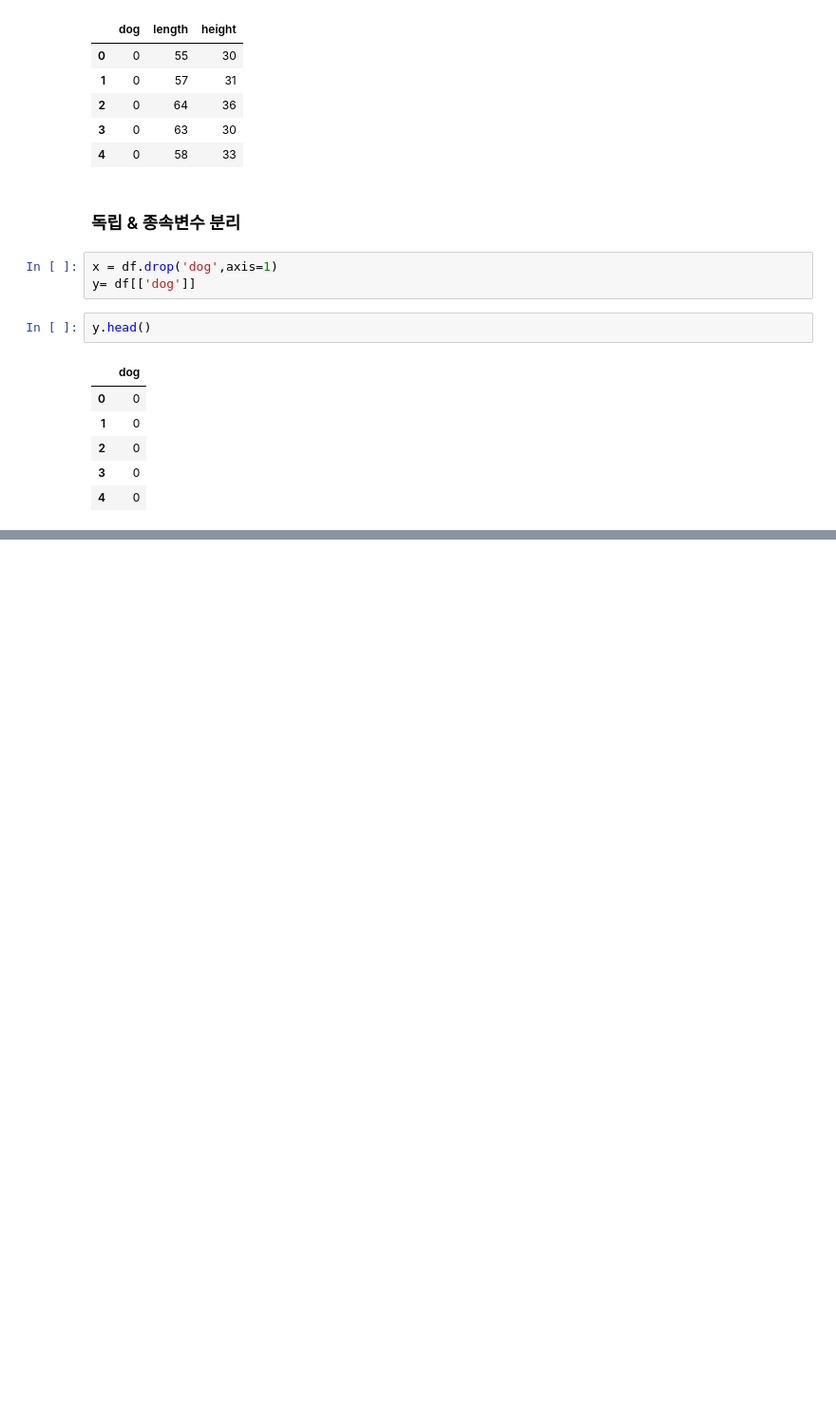
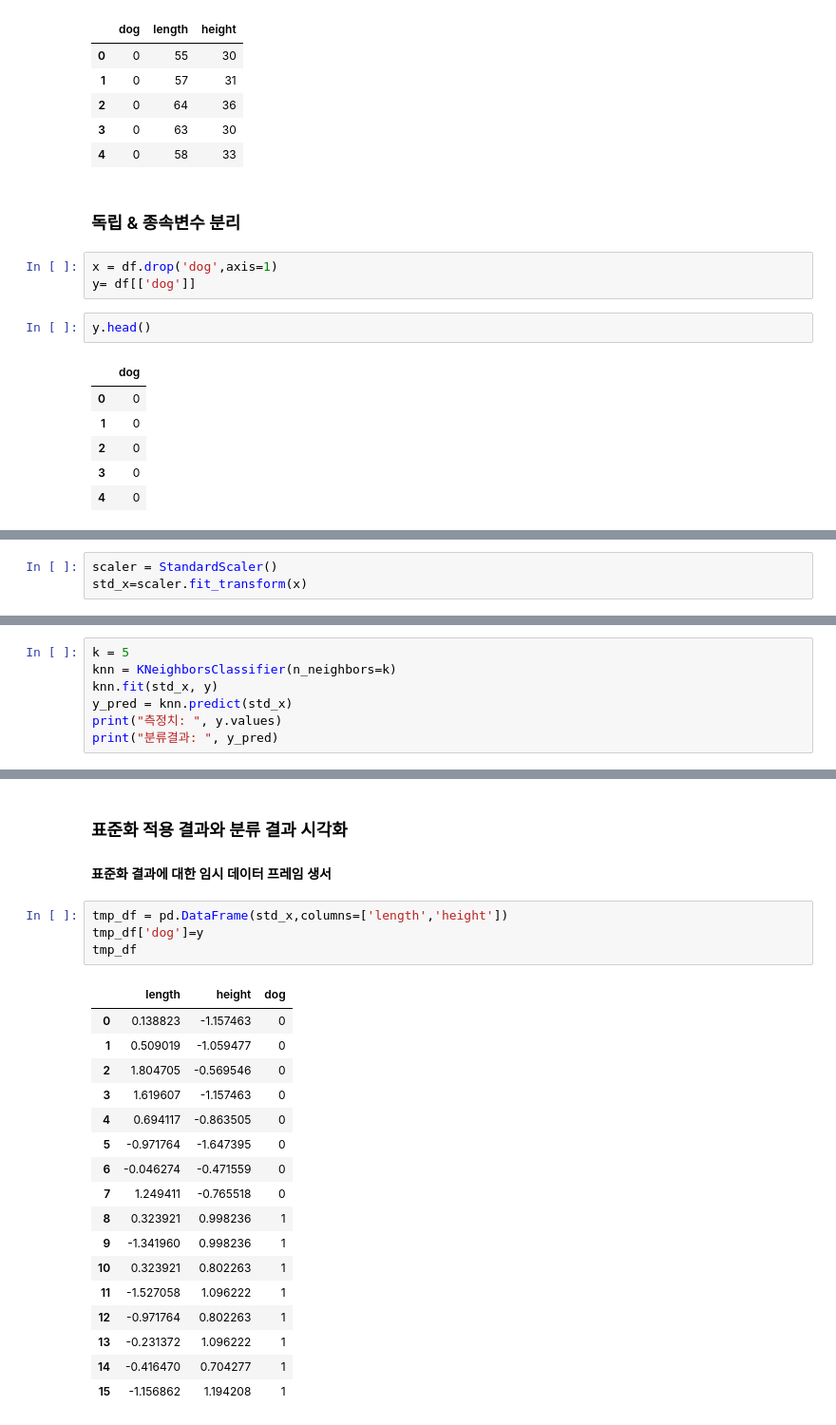
Before and after one commit to hamin971231/Mega_Data_Analysis, a Jupyter notebook: F. 데이터 마이닝/02.sklaern/008. 분류.ipynb, the cells around one changed output, grey strips where cells are left out. Shown at 95% size. Saved outputs shown, nothing was run; the diff lists cells and outputs as text; blank space fills up the shorter version.

```diff
--- a/F. 데이터 마이닝/02.sklaern/008. 분류.ipynb
+++ b/F. 데이터 마이닝/02.sklaern/008. 분류.ipynb
@@ -107,0 +186,3 @@ y.head()
+# %%
+scaler = StandardScaler()
+std_x=scaler.fit_transform(x)
@@ -107,0 +193,7 @@ y.head()
+# %%
+k = 5
+knn = KNeighborsClassifier(n_neighbors=k)
+knn.fit(std_x, y)
+y_pred = knn.predict(std_x)
+print("측정치: ", y.values)
+print("분류결과: ", y_pred)
@@ -107,0 +230,25 @@ y.head()
+# %% [markdown]
+### 표준화 적용 결과와 분류 결과 시각화
+#### 표준화 결과에 대한 임시 데이터 프레임 생서
+# %%
+tmp_df = pd.DataFrame(std_x,columns=['length','height'])
+tmp_df['dog']=y
+tmp_df
+# %% [output]
+|  | length | height | dog |
+| 0 | 0.138823 | -1.157463 | 0 |
+| 1 | 0.509019 | -1.059477 | 0 |
+| 2 | 1.804705 | -0.569546 | 0 |
+| 3 | 1.619607 | -1.157463 | 0 |
+| 4 | 0.694117 | -0.863505 | 0 |
+| 5 | -0.971764 | -1.647395 | 0 |
+| 6 | -0.046274 | -0.471559 | 0 |
+| 7 | 1.249411 | -0.765518 | 0 |
+| 8 | 0.323921 | 0.998236 | 1 |
+| 9 | -1.341960 | 0.998236 | 1 |
+| 10 | 0.323921 | 0.802263 | 1 |
+| 11 | -1.527058 | 1.096222 | 1 |
+| 12 | -0.971764 | 0.802263 | 1 |
+| 13 | -0.231372 | 1.096222 | 1 |
+| 14 | -0.416470 | 0.704277 | 1 |
+| 15 | -1.156862 | 1.194208 | 1 |
```
Also changed, not shown: parts of 20 cells of this notebook, 3 other files.
